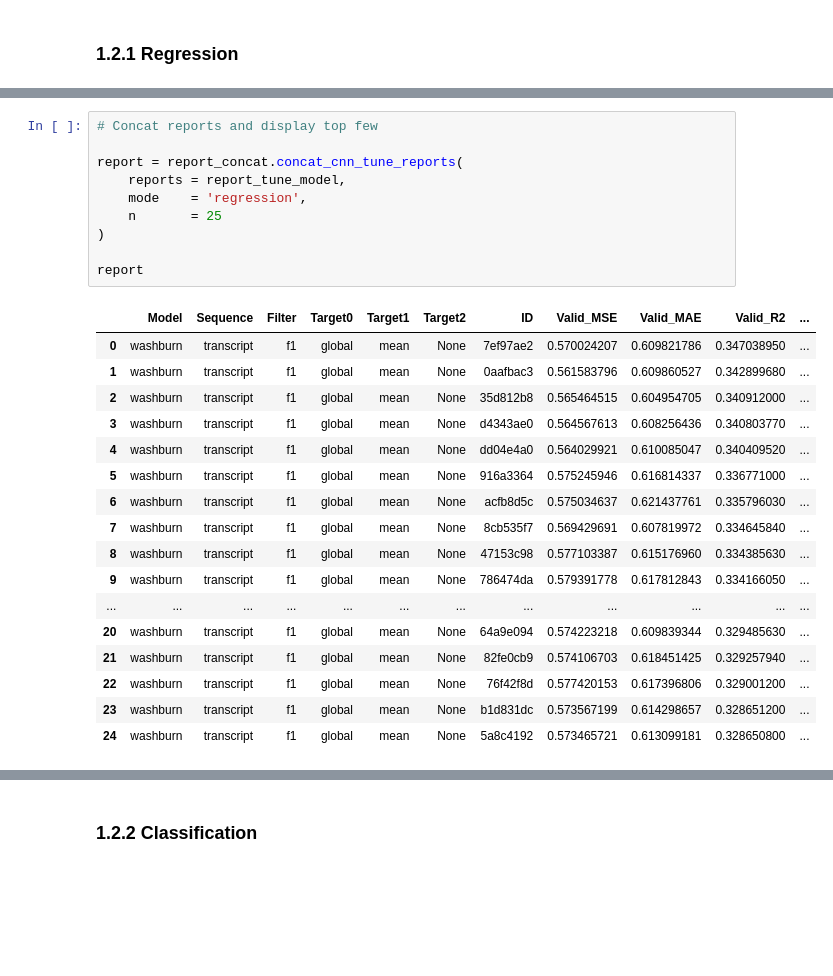
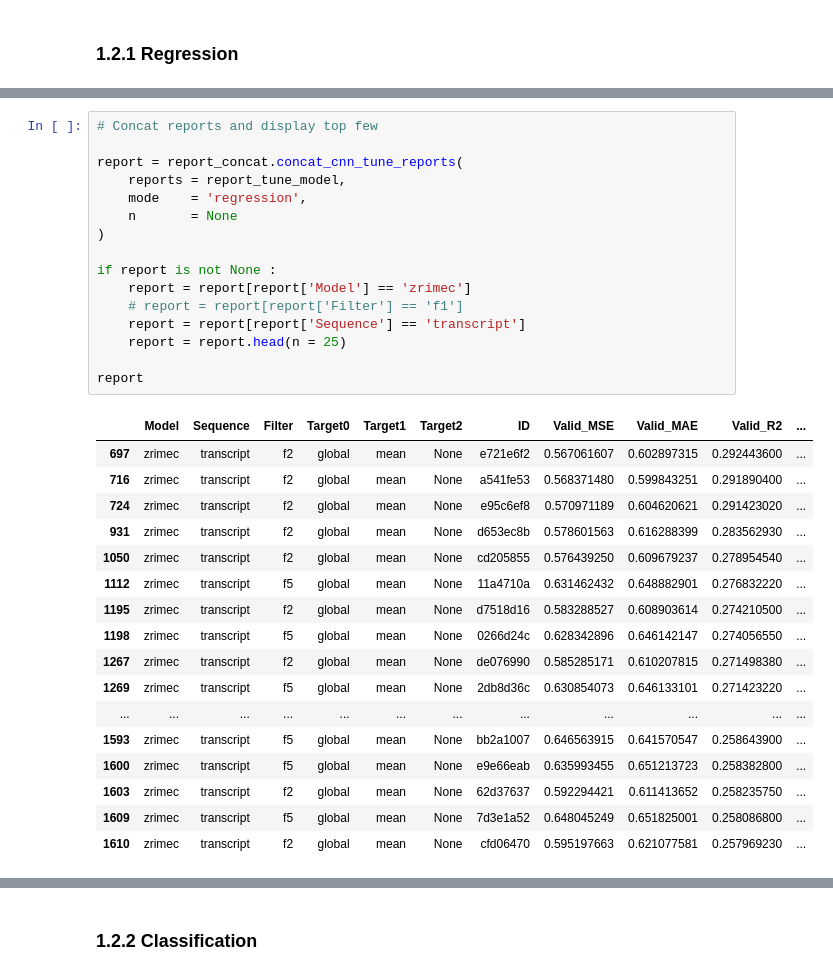
Before and after one commit to up4472/upolanc-thesis, a Jupyter notebook: notebook/nbp09-report.ipynb, the cells around one changed output, grey strips where cells are left out. Saved outputs shown, nothing was run; the diff lists cells and outputs as text; blank space fills up the shorter version.

```diff
--- a/notebook/nbp09-report.ipynb
+++ b/notebook/nbp09-report.ipynb
@@ -157,31 +170,37 @@ washburn-transcript-f1-1000-25-72-global-mean                    : Size = 1000 |
 # %%
 # Concat reports and display top few
 
 report = report_concat.concat_cnn_tune_reports(
 	reports = report_tune_model,
 	mode    = 'regression',
-	n       = 25
+	n       = None
 )
 
+if report is not None :
+	report = report[report['Model'] == 'zrimec']
+	# report = report[report['Filter'] == 'f1']
+	report = report[report['Sequence'] == 'transcript']
+	report = report.head(n = 25)
+
 report
 # %% [output]
 |  | Model | Sequence | Filter | Target0 | Target1 | Target2 | ID | Valid_MSE | Valid_MAE | Valid_R2 | ... |
-| 0 | washburn | transcript | f1 | global | mean | None | 7ef97ae2 | 0.570024207 | 0.609821786 | 0.347038950 | ... |
-| 1 | washburn | transcript | f1 | global | mean | None | 0aafbac3 | 0.561583796 | 0.609860527 | 0.342899680 | ... |
-| 2 | washburn | transcript | f1 | global | mean | None | 35d812b8 | 0.565464515 | 0.604954705 | 0.340912000 | ... |
-| 3 | washburn | transcript | f1 | global | mean | None | d4343ae0 | 0.564567613 | 0.608256436 | 0.340803770 | ... |
-| 4 | washburn | transcript | f1 | global | mean | None | dd04e4a0 | 0.564029921 | 0.610085047 | 0.340409520 | ... |
-| 5 | washburn | transcript | f1 | global | mean | None | 916a3364 | 0.575245946 | 0.616814337 | 0.336771000 | ... |
-| 6 | washburn | transcript | f1 | global | mean | None | acfb8d5c | 0.575034637 | 0.621437761 | 0.335796030 | ... |
-| 7 | washburn | transcript | f1 | global | mean | None | 8cb535f7 | 0.569429691 | 0.607819972 | 0.334645840 | ... |
-| 8 | washburn | transcript | f1 | global | mean | None | 47153c98 | 0.577103387 | 0.615176960 | 0.334385630 | ... |
-| 9 | washburn | transcript | f1 | global | mean | None | 786474da | 0.579391778 | 0.617812843 | 0.334166050 | ... |
+| 697 | zrimec | transcript | f2 | global | mean | None | e721e6f2 | 0.567061607 | 0.602897315 | 0.292443600 | ... |
+| 716 | zrimec | transcript | f2 | global | mean | None | a541fe53 | 0.568371480 | 0.599843251 | 0.291890400 | ... |
+| 724 | zrimec | transcript | f2 | global | mean | None | e95c6ef8 | 0.570971189 | 0.604620621 | 0.291423020 | ... |
+| 931 | zrimec | transcript | f2 | global | mean | None | d653ec8b | 0.578601563 | 0.616288399 | 0.283562930 | ... |
+| 1050 | zrimec | transcript | f2 | global | mean | None | cd205855 | 0.576439250 | 0.609679237 | 0.278954540 | ... |
+| 1112 | zrimec | transcript | f5 | global | mean | None | 11a4710a | 0.631462432 | 0.648882901 | 0.276832220 | ... |
+| 1195 | zrimec | transcript | f2 | global | mean | None | d7518d16 | 0.583288527 | 0.608903614 | 0.274210500 | ... |
+| 1198 | zrimec | transcript | f5 | global | mean | None | 0266d24c | 0.628342896 | 0.646142147 | 0.274056550 | ... |
+| 1267 | zrimec | transcript | f2 | global | mean | None | de076990 | 0.585285171 | 0.610207815 | 0.271498380 | ... |
+| 1269 | zrimec | transcript | f5 | global | mean | None | 2db8d36c | 0.630854073 | 0.646133101 | 0.271423220 | ... |
 | ... | ... | ... | ... | ... | ... | ... | ... | ... | ... | ... | ... |
-| 20 | washburn | transcript | f1 | global | mean | None | 64a9e094 | 0.574223218 | 0.609839344 | 0.329485630 | ... |
-| 21 | washburn | transcript | f1 | global | mean | None | 82fe0cb9 | 0.574106703 | 0.618451425 | 0.329257940 | ... |
-| 22 | washburn | transcript | f1 | global | mean | None | 76f42f8d | 0.577420153 | 0.617396806 | 0.329001200 | ... |
-| 23 | washburn | transcript | f1 | global | mean | None | b1d831dc | 0.573567199 | 0.614298657 | 0.328651200 | ... |
-| 24 | washburn | transcript | f1 | global | mean | None | 5a8c4192 | 0.573465721 | 0.613099181 | 0.328650800 | ... |
+| 1593 | zrimec | transcript | f5 | global | mean | None | bb2a1007 | 0.646563915 | 0.641570547 | 0.258643900 | ... |
+| 1600 | zrimec | transcript | f5 | global | mean | None | e9e66eab | 0.635993455 | 0.651213723 | 0.258382800 | ... |
+| 1603 | zrimec | transcript | f2 | global | mean | None | 62d37637 | 0.592294421 | 0.611413652 | 0.258235750 | ... |
+| 1609 | zrimec | transcript | f5 | global | mean | None | 7d3e1a52 | 0.648045249 | 0.651825001 | 0.258086800 | ... |
+| 1610 | zrimec | transcript | f2 | global | mean | None | cfd06470 | 0.595197663 | 0.621077581 | 0.257969230 | ... |
 # %%
 # Save top model configurations (to same format as model params)
 
```
Also changed, not shown: parts of 9 cells of this notebook, 24 other files.
